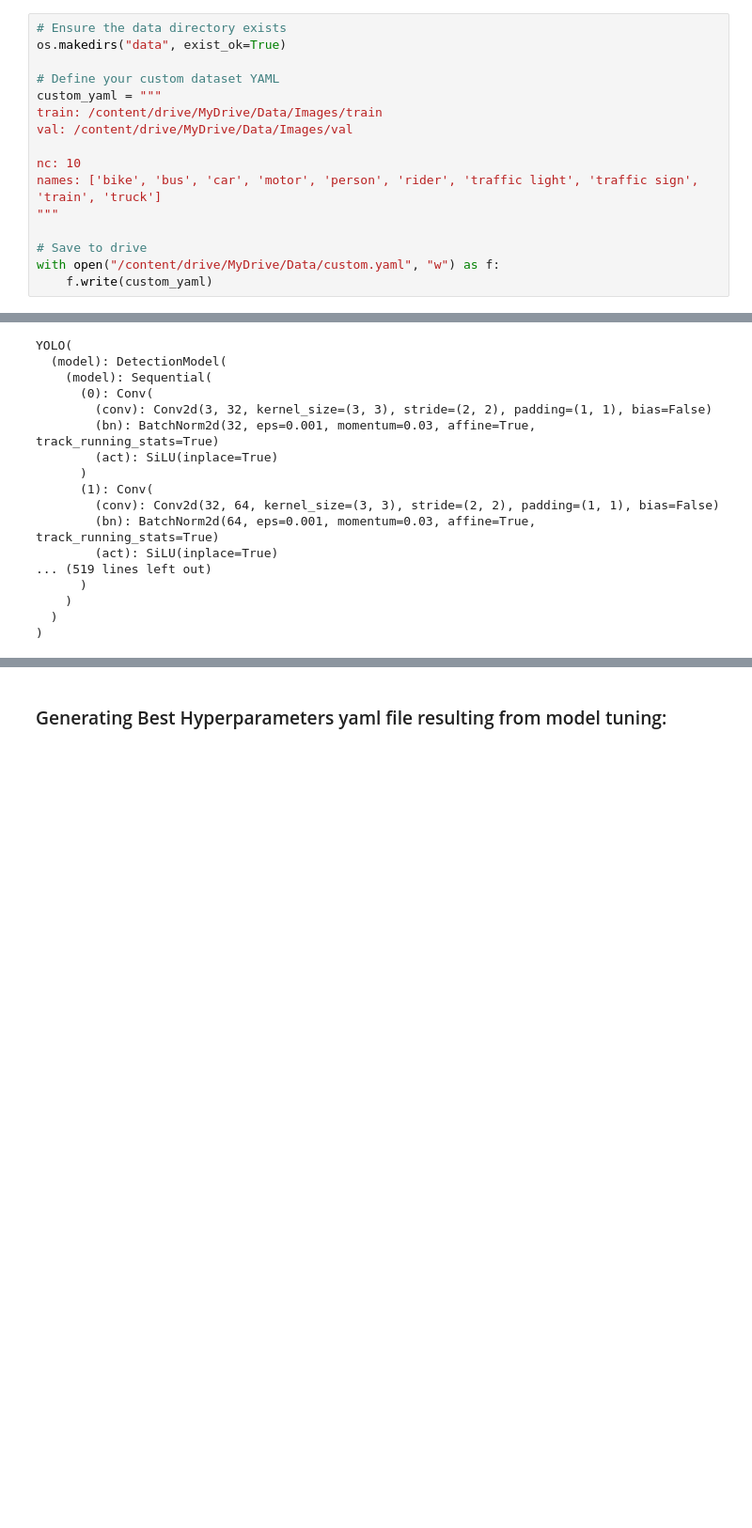
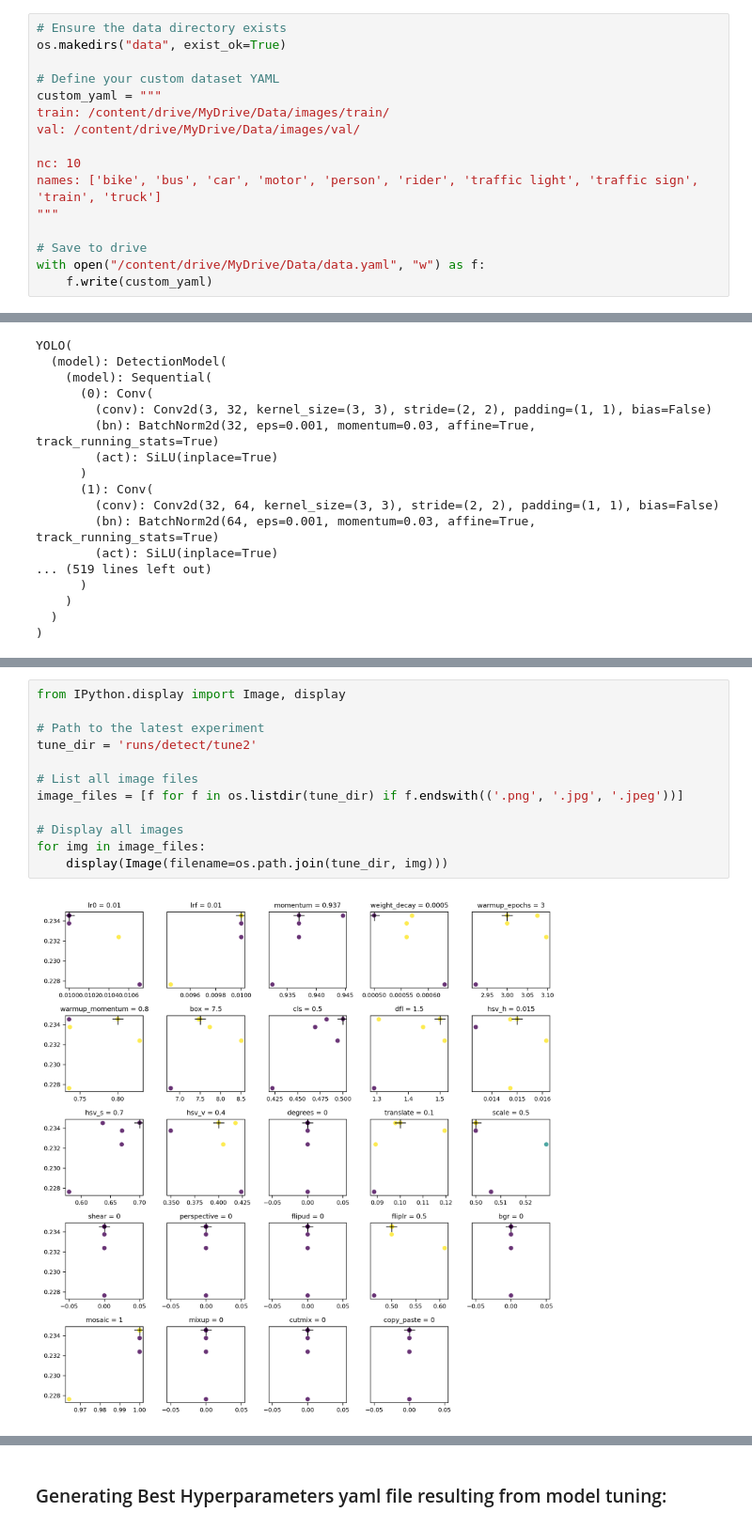
Before and after one commit to mohamed-khaledd/RealTime-ObjectDetection-AV, a Jupyter notebook: Project.ipynb, the cells around one changed output, grey strips where cells are left out. Shown at 94% size. Drawn from its saved outputs; the diff is of its cells as text; blank space fills up the shorter version.

```diff
--- a/Project.ipynb
+++ b/Project.ipynb
@@ -793,14 +599,14 @@ os.makedirs("data", exist_ok=True)
 
 # Define your custom dataset YAML
 custom_yaml = """
-train: /content/drive/MyDrive/Data/Images/train
-val: /content/drive/MyDrive/Data/Images/val
+train: /content/drive/MyDrive/Data/images/train/
+val: /content/drive/MyDrive/Data/images/val/
 
 nc: 10
 names: ['bike', 'bus', 'car', 'motor', 'person', 'rider', 'traffic light', 'traffic sign', 'train', 'truck']
 """
 
 # Save to drive
-with open("/content/drive/MyDrive/Data/custom.yaml", "w") as f:
+with open("/content/drive/MyDrive/Data/data.yaml", "w") as f:
     f.write(custom_yaml)
 # %% [markdown]
@@ -893,3 +699,17 @@ mosaic: 1.0
 mixup: 0.0
 cutmix: 0.0
 copy_paste: 0.0
+# %%
+from IPython.display import Image, display
+
+# Path to the latest experiment
+tune_dir = 'runs/detect/tune2'
+
+# List all image files
+image_files = [f for f in os.listdir(tune_dir) if f.endswith(('.png', '.jpg', '.jpeg'))]
+
+# Display all images
+for img in image_files:
+    display(Image(filename=os.path.join(tune_dir, img)))
+# %% [output]
+[figure, added]
```
Also changed, not shown: parts of 31 cells of this notebook.
